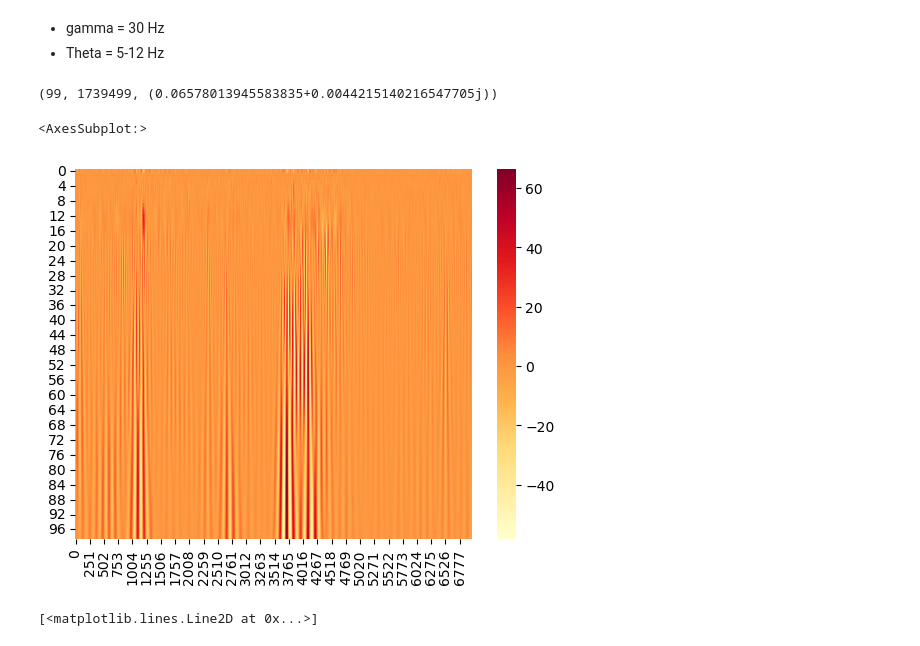
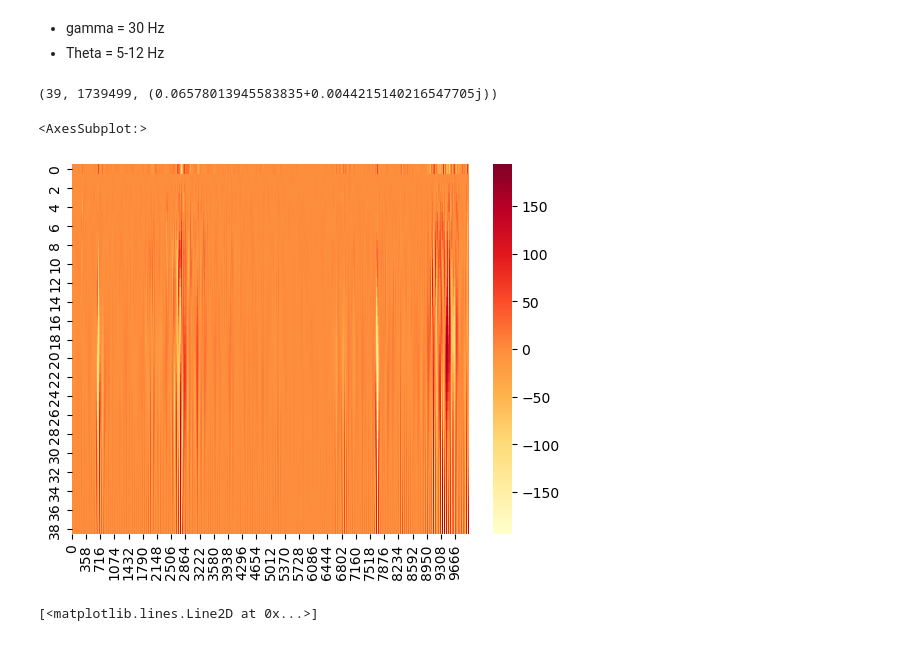
Before and after one commit to ChabCorp/LFP_IPMC, a Jupyter notebook: code/3_normalization.ipynb, the cells around one changed output. Saved outputs shown, nothing was run; the diff lists cells and outputs as text; code cells hidden in the pictures.

```diff
--- a/code/3_normalization.ipynb
+++ b/code/3_normalization.ipynb
@@ -73,25 +73,25 @@ Text(0.5, 1.0, 'Fourier transform of the EEG signal')
 - gamma = 30 Hz
 - Theta = 5-12 Hz
 # %%
-test = sp.signal.cwt(df_f['µV'], sp.signal.morlet2, np.arange(1, 100),dtype="complex128")
+test = sp.signal.cwt(df_f['µV'], sp.signal.morlet2, np.arange(1, 40),dtype="complex128")
 # %%
 len(test), len(test[0]),test[0][0]
 # %% [output]
-(99, 1739499, (0.06578013945583835+0.0044215140216547705j))
+(39, 1739499, (0.06578013945583835+0.0044215140216547705j))
 # %%
 test_df = pd.DataFrame(test)
 test_df = test_df.transpose()
 test_df.index = df_f['time']
-test_df = test_df.iloc[30_000:37_000]
+test_df = test_df.iloc[:10_000]
 test_df = test_df.to_numpy()
 test_df = test_df.real
 test_df = test_df.transpose()
 sns.heatmap(test_df, cmap="YlOrRd")
 # ax = plt.gca()
 # ax.set_ylim(8,20)
 # %% [output]
 <AxesSubplot:>
-[figure, old version]
+[figure, new version]
 # %%
 plt.plot(test[0][:30000])
 # %% [output]
```
